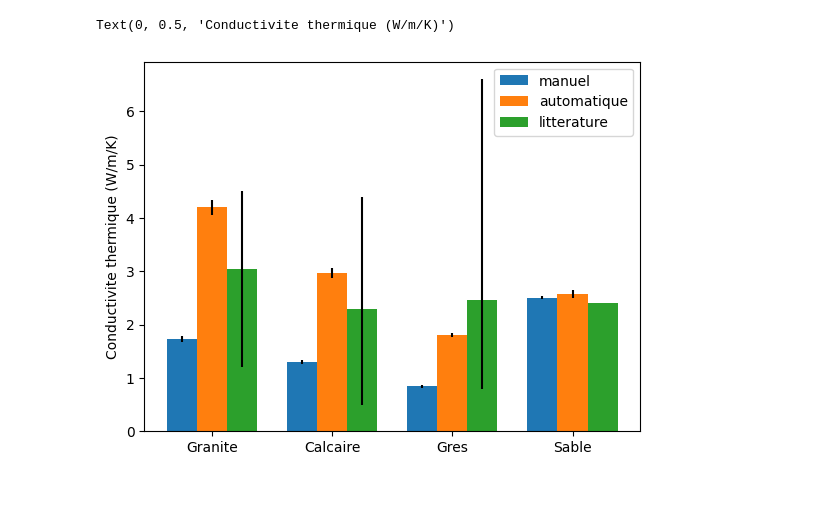
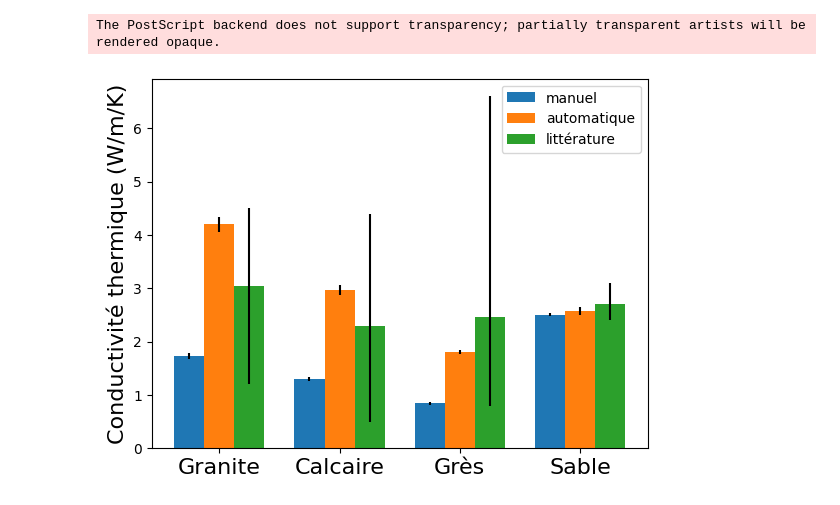
Before and after one commit to onillonn/TP_geologie, a Jupyter notebook: conductivite_T.ipynb, the cells around one changed output. Drawn from its saved outputs; the diff is of its cells as text; code cells hidden in the pictures.

```diff
--- a/conductivite_T.ipynb
+++ b/conductivite_T.ipynb
@@ -6,26 +6,26 @@ from scipy.stats import norm
 # %%
 # [granite, calcaire, gres, sable]
 manuel = [1.73,1.3,0.841,2.507]
 merr = [0.06,0.038,0.032,0.024]
 automatique = [4.2,2.97,1.81,2.57]
 aerr = [0.14,0.1,0.04,0.08]
-litterature = [3.05,2.29,2.47,2.402]
-lerr_lower = [1.85,1.79,1.67,0]
-lerr_upper = [1.45,2.11,4.13,0]
+litterature = [3.05,2.29,2.47,2.7]
+lerr_lower = [1.85,1.79,1.67,0.3]
+lerr_upper = [1.45,2.11,4.13,0.4]
 fig, ax = plt.subplots()
 #position en x, valeur y, erreur, largeur, label
 ax.bar([0.1,0.5,0.9,1.3],manuel,yerr=merr, width=0.1, label='manuel')
 ax.bar([0.2,0.6,1,1.4],automatique, yerr=aerr,width=0.1, label ='automatique')
-ax.bar([0.3,0.7,1.1,1.5],litterature,yerr=[lerr_lower,lerr_upper], width=0.1, label ='litterature')
+ax.bar([0.3,0.7,1.1,1.5],litterature,yerr=[lerr_lower,lerr_upper], width=0.1, label ='littérature')
 ax.legend()
 
 # axe x
 ax.set_xticks([0.2, 0.6, 1, 1.4])
-ax.set_xticklabels(['Granite', 'Calcaire', 'Gres', 'Sable'])
-ax.set_ylabel("Conductivite thermique (W/m/K)")
+ax.set_xticklabels(['Granite', 'Calcaire', 'Grès', 'Sable'], fontsize = 16)
+ax.set_ylabel("Conductivité thermique (W/m/K)",fontsize=16)
 
 #plt.savefig("C:/Users/Nicolas Onillon/PycharmProjects/TP_geologie/hist_thermique.eps")
 # %% [output]
-Text(0, 0.5, 'Conductivite thermique (W/m/K)')
+The PostScript backend does not support transparency; partially transparent artists will be rendered opaque.
-[figure, old version]
+[figure, new version]
 # %%
```
Also changed, not shown: parts of 1 cell of this notebook, 5 other files.
